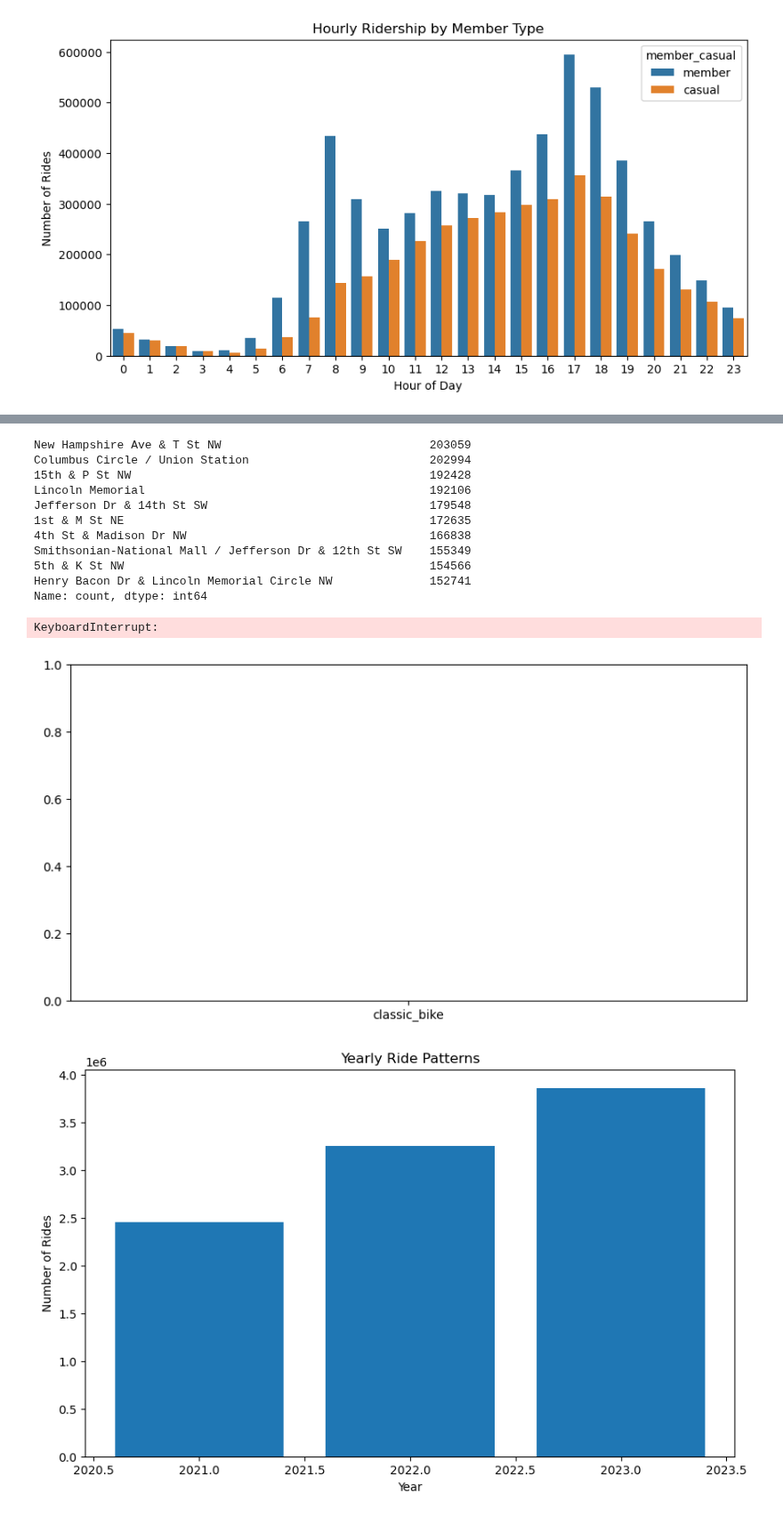
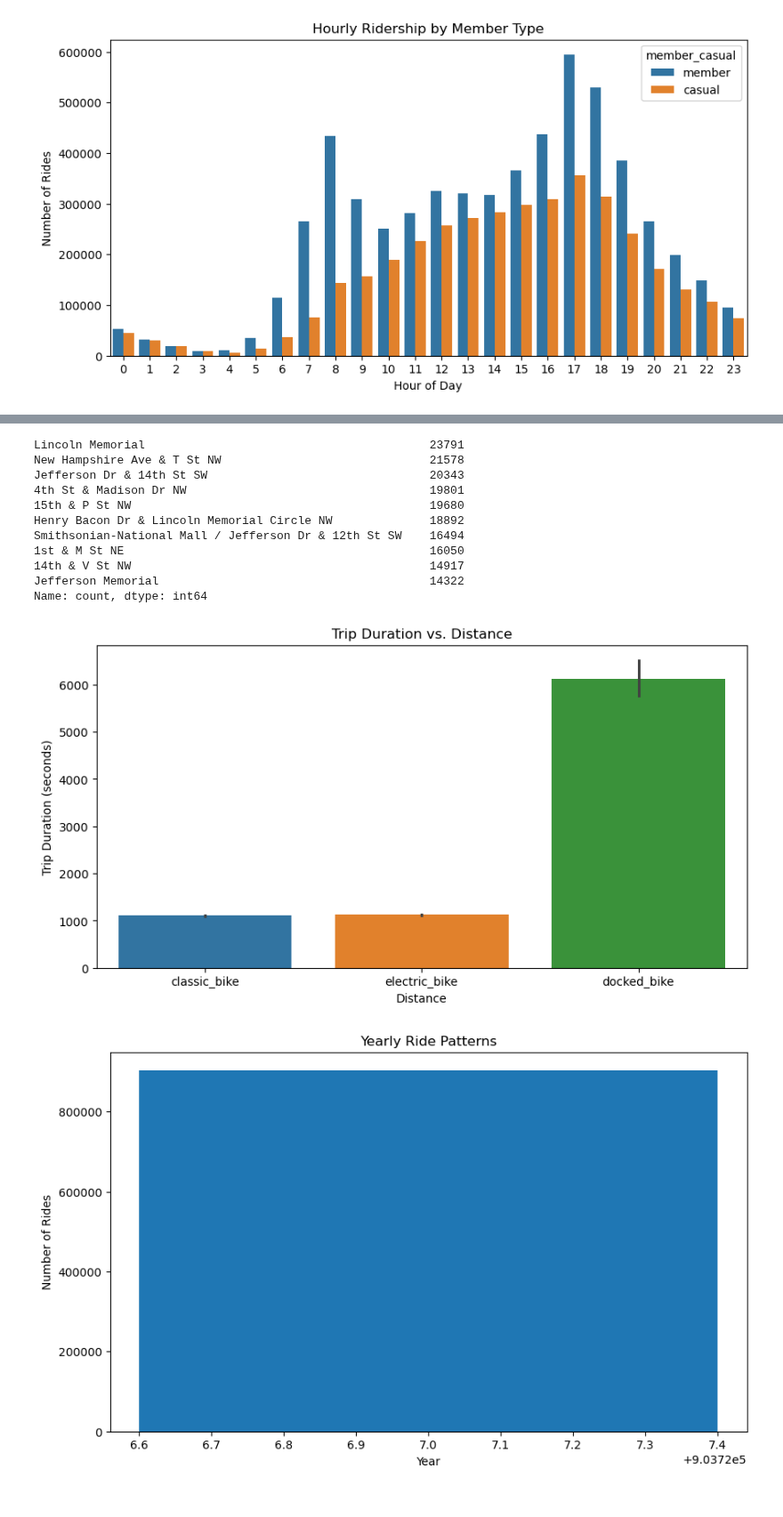
Before and after one commit to Sudha25a/Bike-project-3, a Jupyter notebook: Bike Project Full.ipynb, the cells around one changed output, grey strips where cells are left out. Shown at 89% size. Saved outputs shown, nothing was run; the diff lists cells and outputs as text; code cells hidden in the pictures.

```diff
--- a/Bike Project Full.ipynb
+++ b/Bike Project Full.ipynb
@@ -6,4 +6,4 @@ import matplotlib.pyplot as plt
 import warnings
 warnings.filterwarnings('ignore')
 # %%
-dfF = pd.read_csv('CBS_2021-2023_Full.csv')
+Fulldata= pd.read_csv('.CBS_2021-2023_Full.csv')
@@ -59,13 +76,13 @@ dtype: int64
 # %%
-dfF['started_at'] = pd.to_datetime(dfF['started_at'])
-dfF['ended_at'] = pd.to_datetime(dfF['ended_at'])
-dfF['Month'] = dfF['started_at'].dt.strftime('%B')
-dfF["year"]=dfF["started_at"].dt.year
-dfF["start_hour"]=dfF["started_at"].dt.hour
-dfF["end_hour"]=dfF["ended_at"].dt.hour
-dfF["day"] = dfF["started_at"].dt.day
-dfF["day of week"] = dfF["started_at"].dt.strftime("%A")
-dfF["date_is_weekend"] = np.where(dfF["day of week"].isin([5, 6]),1,0)
+# dfF['started_at'] = pd.to_datetime(dfF['started_at'])
+# dfF['ended_at'] = pd.to_datetime(dfF['ended_at'])
+# dfF['Month'] = dfF['started_at'].dt.strftime('%B')
+# dfF["year"]=dfF["started_at"].dt.year
+# dfF["start_hour"]=dfF["started_at"].dt.hour
+# dfF["end_hour"]=dfF["ended_at"].dt.hour
+# dfF["day"] = dfF["started_at"].dt.day
+# dfF["day of week"] = dfF["started_at"].dt.strftime("%A")
+# dfF["date_is_weekend"] = np.where(dfF["day of week"].isin([5, 6]),1,0)
 # %%
 # Remove rows with missing values
 dfF_cleaned = dfF.dropna()
@@ -95,6 +127,7 @@ dtype: int64
+# %%
+dfF_cleaned['started_at'] = pd.to_datetime(dfF_cleaned['started_at'], dayfirst=True)
+dfF_cleaned['ended_at'] = pd.to_datetime(dfF_cleaned['ended_at'], dayfirst=True)
 # %%
-dfF_cleaned['started_at'] = pd.to_datetime(dfF_cleaned['started_at'])
-dfF_cleaned['ended_at'] = pd.to_datetime(dfF_cleaned['ended_at'])
 dfF_cleaned['Month'] = dfF_cleaned['started_at'].dt.strftime('%B')
 dfF_cleaned["year"]=dfF_cleaned["started_at"].dt.year
 dfF_cleaned["start_hour"]=dfF_cleaned["started_at"].dt.hour
@@ -314,16 +459,16 @@ Name: count, Length: 698, dtype: int64
 # %%
 high_usage_stations.head(10)
 # %% [output]
-New Hampshire Ave & T St NW                              203059
-Columbus Circle / Union Station                          202994
-15th & P St NW                                           192428
-Lincoln Memorial                                         192106
-Jefferson Dr & 14th St SW                                179548
-1st & M St NE                                            172635
-4th St & Madison Dr NW                                   166838
-Smithsonian-National Mall / Jefferson Dr & 12th St SW    155349
-5th & K St NW                                            154566
-Henry Bacon Dr & Lincoln Memorial Circle NW              152741
+Lincoln Memorial                                         23791
+New Hampshire Ave & T St NW                              21578
+Jefferson Dr & 14th St SW                                20343
+4th St & Madison Dr NW                                   19801
+15th & P St NW                                           19680
+Henry Bacon Dr & Lincoln Memorial Circle NW              18892
+Smithsonian-National Mall / Jefferson Dr & 12th St SW    16494
+1st & M St NE                                            16050
+14th & V St NW                                           14917
+Jefferson Memorial                                       14322
 Name: count, dtype: int64
 # %%
 # Trip duration vs. distance
@@ -335,6 +480,5 @@ plt.ylabel('Trip Duration (seconds)')
 plt.title('Trip Duration vs. Distance')
 plt.show()
 # %% [output]
-KeyboardInterrupt:
-[figure, old version]
+[figure, new version]
 # %%
@@ -344,16 +488,16 @@ ax.set(title='Count of bikes during different years')
 # %%
-# # Yearly Ride Patterns (if available)
-# if 'year' in dfF_cleaned.columns:
-#     yearly_rides = dfF_cleaned.groupby('year')['ride_id'].count()
+# Yearly Ride Patterns (if available)
+if 'year' in dfF_cleaned.columns:
+    yearly_rides = dfF_cleaned.groupby('year')['ride_id'].count()
 
-#     plt.figure(figsize=(10, 6))
-#     plt.bar(yearly_rides, yearly_rides.values)
-#     plt.xlabel("Year")
-#     plt.ylabel("Number of Rides")
-#     plt.title("Yearly Ride Patterns")
-#     plt.show()
+    plt.figure(figsize=(10, 6))
+    plt.bar(yearly_rides, yearly_rides.values)
+    plt.xlabel("Year")
+    plt.ylabel("Number of Rides")
+    plt.title("Yearly Ride Patterns")
+    plt.show()
 # %% [output]
-[figure, old version]
+[figure, new version]
 # %%
 # import pandas as pd
 
```
Also changed, not shown: parts of 34 cells of this notebook, 2 other files.
